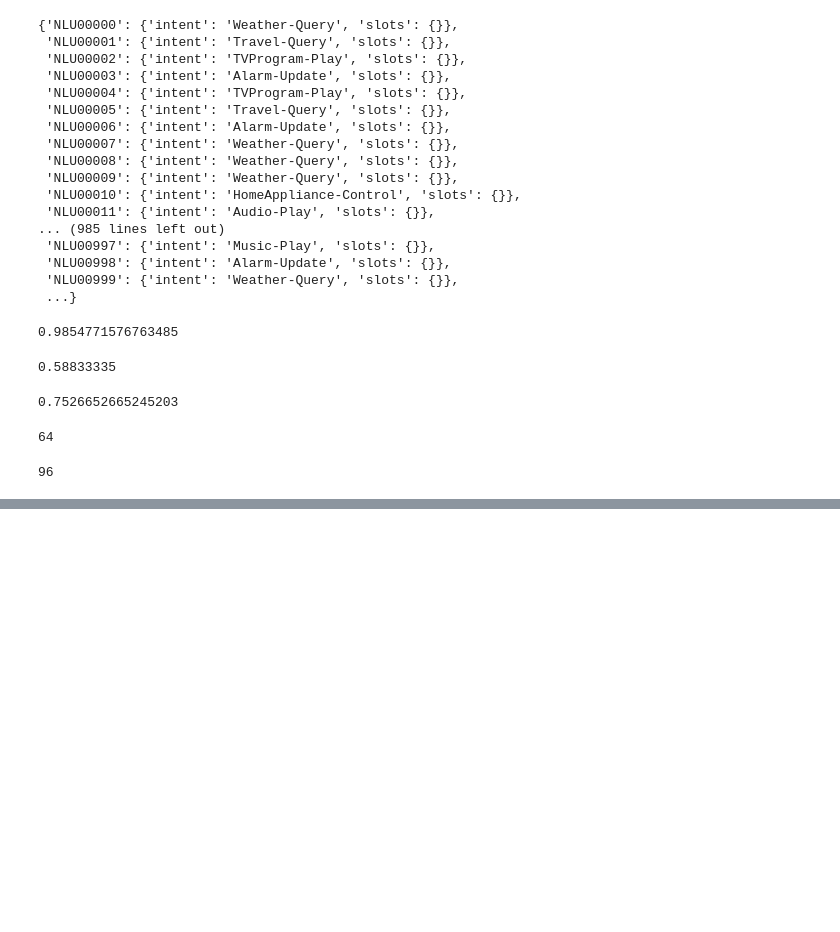
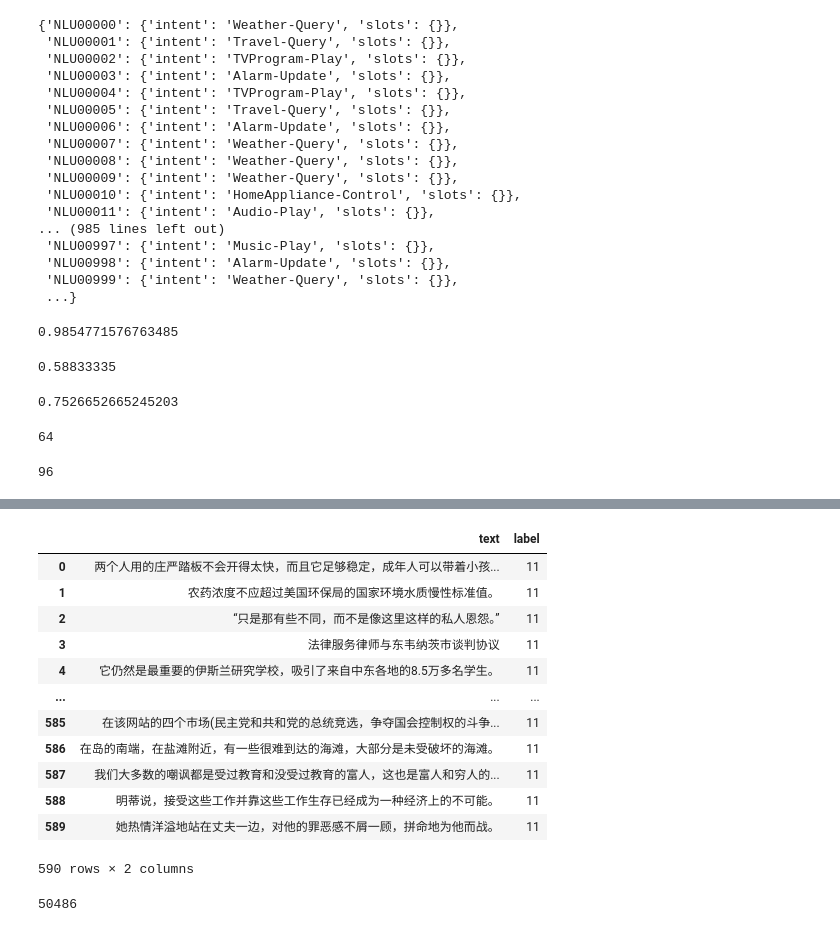
Before and after one commit to EeyoreLee/EarleeNLP, a Jupyter notebook: notebook/ood.ipynb, the cells around one changed output, grey strips where cells are left out. Cells and saved outputs as stored; diff of their text form; code cells hidden in the pictures; blank space fills up the shorter version.

```diff
--- a/notebook/ood.ipynb
+++ b/notebook/ood.ipynb
@@ -108,0 +275,31 @@ with open('output_0.json', 'w') as f:
+# %%
+ocnli4df = {
+    'text': [],
+    'label': []
+}
+
+for i in cmnli[22000:23000]:
+    if len(i['sentence1']) > 8 and len(i['sentence1']) < 40:
+        ocnli4df['text'].append(i['sentence1'])
+        ocnli4df['label'].append(int(11))
+
+df_ocnli = pd.DataFrame(ocnli4df)
+df_ocnli
+# %% [output]
+|  | text | label |
+| 0 | 两个人用的庄严踏板不会开得太快，而且它足够稳定，成年人可以带着小孩... | 11 |
+| 1 | 农药浓度不应超过美国环保局的国家环境水质慢性标准值。 | 11 |
+| 2 | “只是那有些不同，而不是像这里这样的私人恩怨。” | 11 |
+| 3 | 法律服务律师与东韦纳茨市谈判协议 | 11 |
+| 4 | 它仍然是最重要的伊斯兰研究学校，吸引了来自中东各地的8.5万多名学生。 | 11 |
+| ... | ... | ... |
+| 585 | 在该网站的四个市场(民主党和共和党的总统竞选，争夺国会控制权的斗争... | 11 |
+| 586 | 在岛的南端，在盐滩附近，有一些很难到达的海滩，大部分是未受破坏的海滩。 | 11 |
+| 587 | 我们大多数的嘲讽都是受过教育和没受过教育的富人，这也是富人和穷人的... | 11 |
+| 588 | 明蒂说，接受这些工作并靠这些工作生存已经成为一种经济上的不可能。 | 11 |
+| 589 | 她热情洋溢地站在丈夫一边，对他的罪恶感不屑一顾，拼命地为他而战。 | 11 |
+590 rows × 2 columns
+# %%
+len(ocnli)
+# %% [output]
+50486
```
Also changed, not shown: parts of 15 cells of this notebook, 5 other files.
